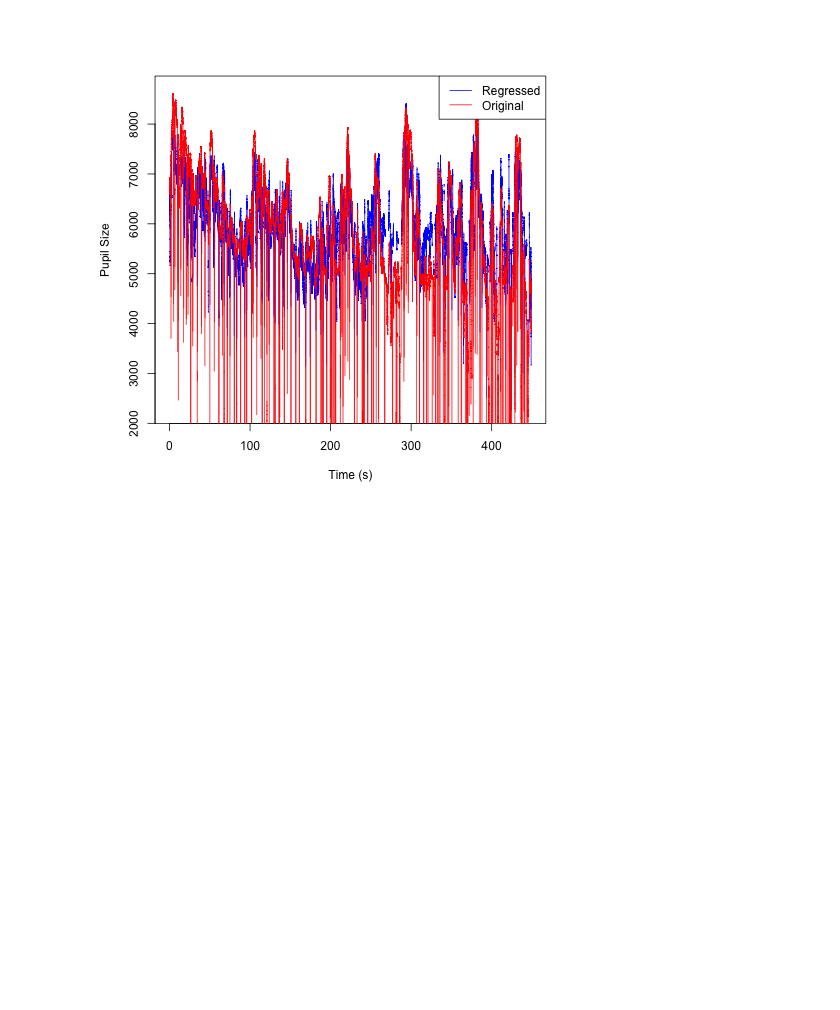
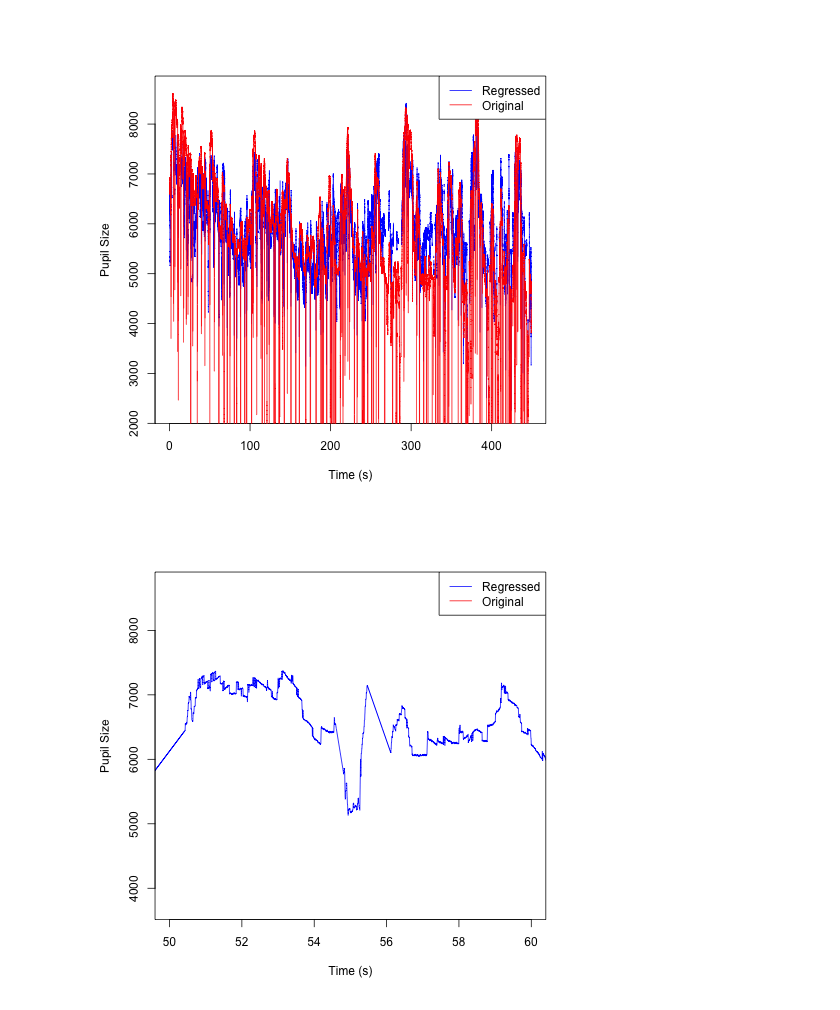
Before and after one commit to GusStgoReyes/riskyneuroarousal, a Jupyter notebook: notebooks/preprocessing/preprocessing_tutorial.ipynb, the cells around one changed output. Cells and saved outputs as stored; diff of their text form; code cells hidden in the pictures; blank space fills up the shorter version.

```diff
--- a/notebooks/preprocessing/preprocessing_tutorial.ipynb
+++ b/notebooks/preprocessing/preprocessing_tutorial.ipynb
@@ -72,7 +69,22 @@ legend("topright", legend=c("Regressed", "Original"), col=c("blue", "red"), lty=
 [figure]
 # %%
 %%R
-eye_preproc <- eyeris::deblink(data, extend = 100) |> eyeris::detransient(n = 16) |> eyeris::interpolate() |> eyeris::lpfilt(wp = 0.02, ws = 0.04, rp = 1, rs = 35)
+eye_preproc <- (eyeris::deblink(data, extend = 100) |>
+                eyeris::detransient(n = 16) |>
+                eyeris::interpolate() |>
+                eyeris::lpfilt(wp = 0.025, ws = 0.05, rp = 1, rs = 35) |>
+                eyeris::zscore())
+# %%
+%%R
+time <- eye_preproc$timeseries$time_orig
+# convert to seconds, starting at 0
+time <- (time - time[1]) / 1000
+# plot pupil_raw and pupil_raw_orig
+plot(time, eye_preproc$timeseries$pupil_raw_deblink_detransient_interpolate, type="l", col="blue", xlab="Time (s)", ylab="Pupil Size", xlim=c(50, 60))
+# lines(time, eye_preproc$timeseries$pupil_raw_deblink_detransient_interpolate_lpfilt, col="red")
+legend("topright", legend=c("Regressed", "Original"), col=c("blue", "red"), lty=1)
+# %% [output]
+[figure, added]
 # %%
 %%R
 # Bandpass filter the data
```
Also changed, not shown: parts of 11 cells of this notebook, 25 other files.
